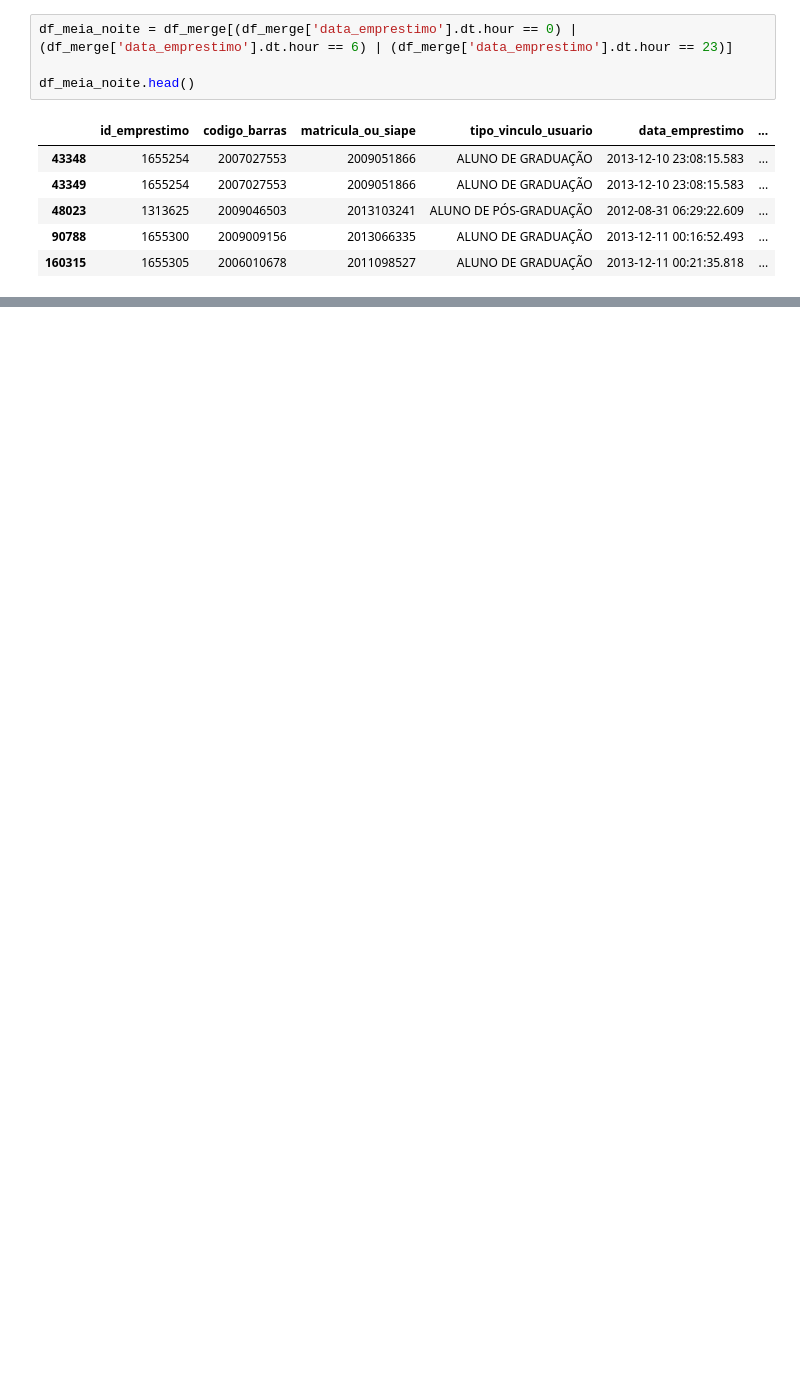
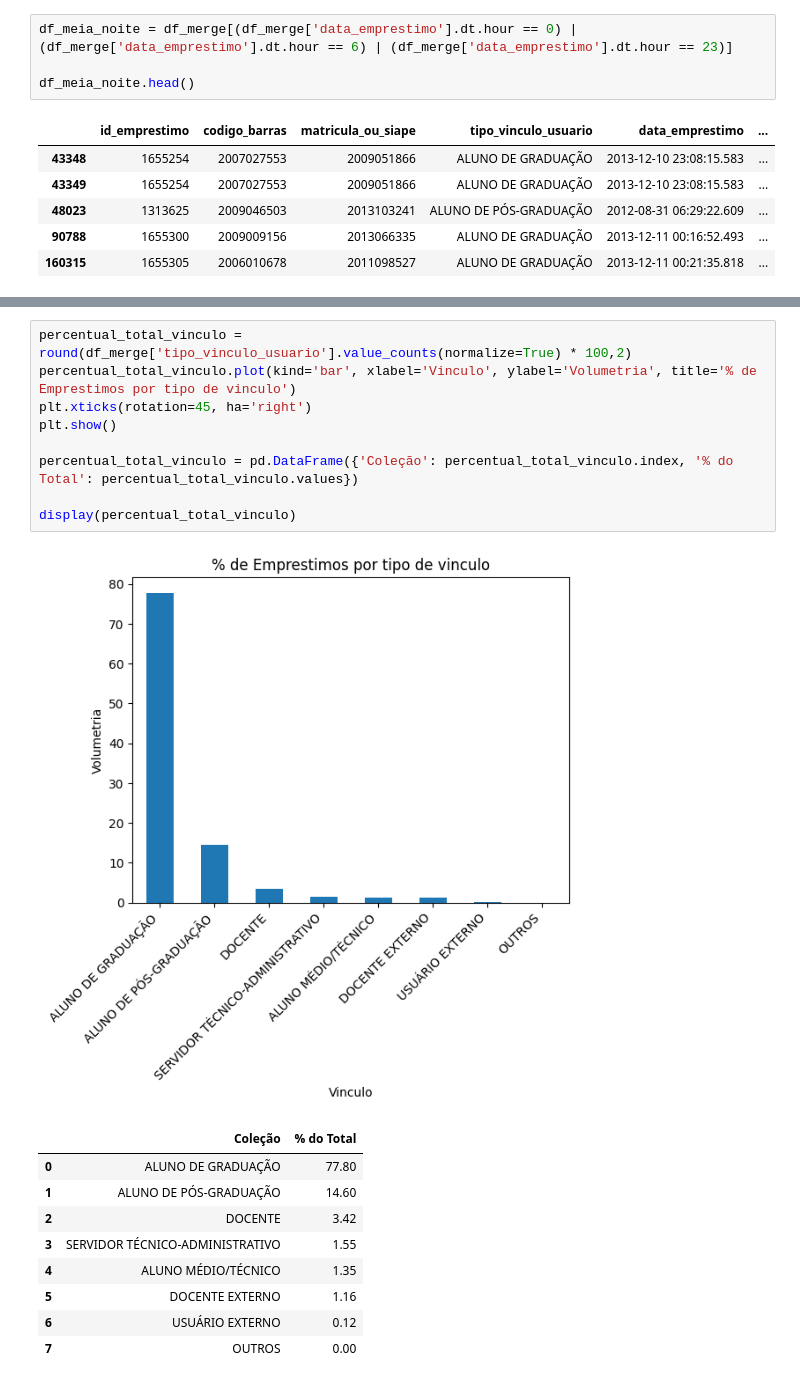
Before and after one commit to Pires1789/7daysofcode_acervo-biblioteca, a Jupyter notebook: Desafio7DaysofCode.ipynb, the cells around one changed output, grey strips where cells are left out. Cells and saved outputs as stored; diff of their text form; blank space fills up the shorter version.

```diff
--- a/Desafio7DaysofCode.ipynb
+++ b/Desafio7DaysofCode.ipynb
@@ -420,3 +484,23 @@ Name: id_exemplar, dtype: int64
+# %%
+percentual_total_vinculo = round(df_merge['tipo_vinculo_usuario'].value_counts(normalize=True) * 100,2)
+percentual_total_vinculo.plot(kind='bar', xlabel='Vinculo', ylabel='Volumetria', title='% de Emprestimos por tipo de vinculo')
+plt.xticks(rotation=45, ha='right')
+plt.show()
+
+percentual_total_vinculo = pd.DataFrame({'Coleção': percentual_total_vinculo.index, '% do Total': percentual_total_vinculo.values})
+
+display(percentual_total_vinculo)
+# %% [output]
+[figure, added]
+|  | Coleção | % do Total |
+| 0 | ALUNO DE GRADUAÇÃO | 77.80 |
+| 1 | ALUNO DE PÓS-GRADUAÇÃO | 14.60 |
+| 2 | DOCENTE | 3.42 |
+| 3 | SERVIDOR TÉCNICO-ADMINISTRATIVO | 1.55 |
+| 4 | ALUNO MÉDIO/TÉCNICO | 1.35 |
+| 5 | DOCENTE EXTERNO | 1.16 |
+| 6 | USUÁRIO EXTERNO | 0.12 |
+| 7 | OUTROS | 0.00 |
 # %%
 # Quais coleções são mais emprestadas?
 
```
Also changed, not shown: parts of 17 cells of this notebook.
